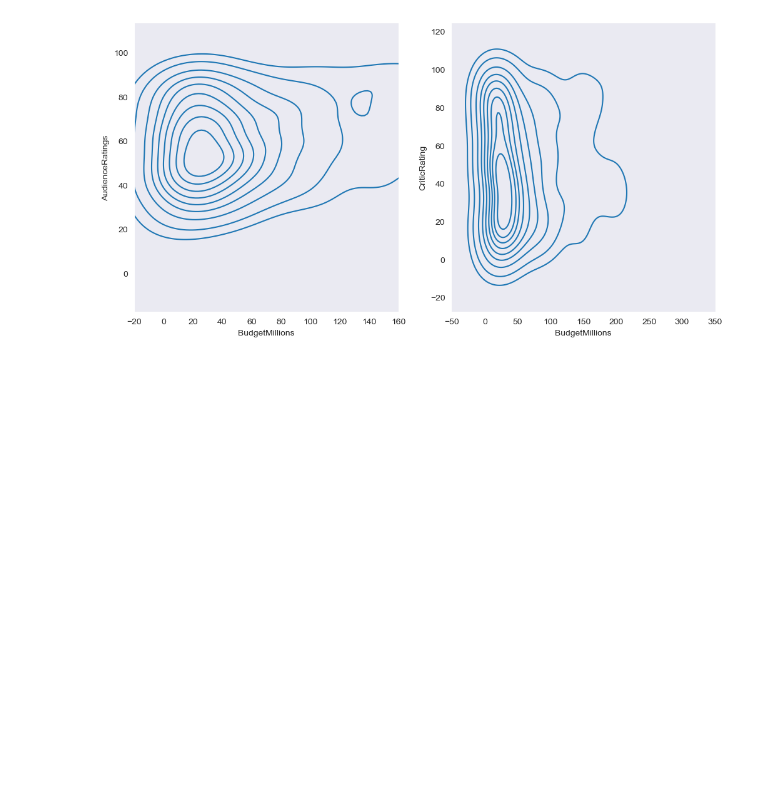
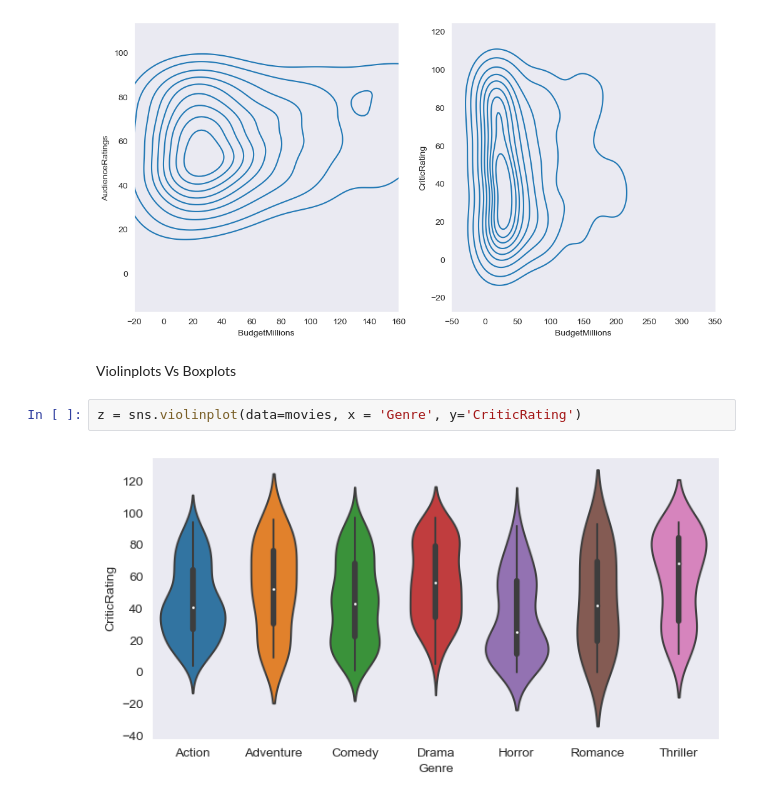
Before and after one commit to vishvadeepaktripathi/Udemy_python_cource, a Jupyter notebook: Udemy_For_loop.ipynb, the cells around one changed output. Cells and saved outputs as stored; diff of their text form; blank space fills up the shorter version.

```diff
--- a/Udemy_For_loop.ipynb
+++ b/Udemy_For_loop.ipynb
@@ -1275,3 +1275,9 @@ k1.set(xlim=(-20,160))
 # %% [output]
 [(-20.0, 160.0)]
 [figure]
+# %% [markdown]
+Violinplots Vs Boxplots
+# %%
+z = sns.violinplot(data=movies, x = 'Genre', y='CriticRating')
+# %% [output]
+[figure, added]
```
Also changed, not shown: parts of 3 cells of this notebook.
